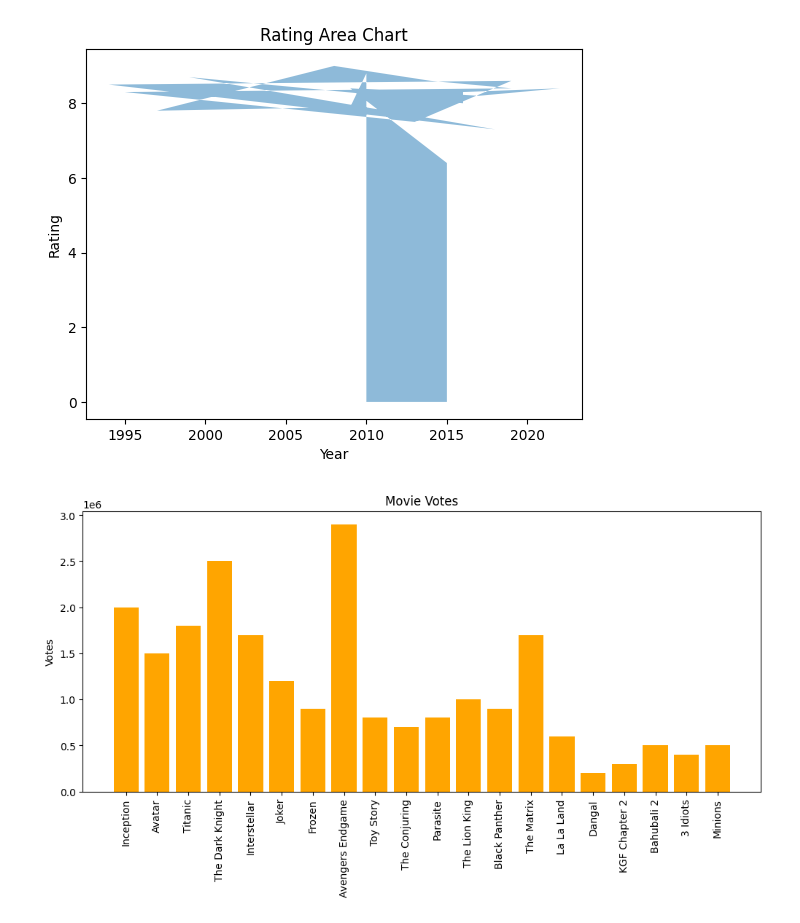
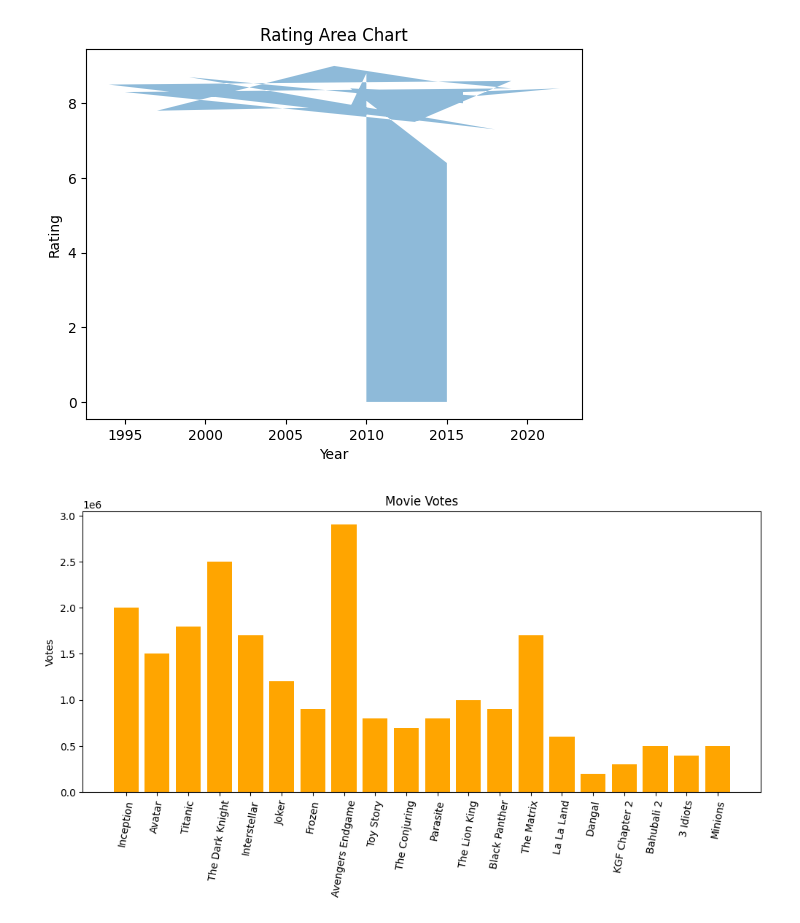
Before and after one commit to Mrunali2021/Thirdproject, a Jupyter notebook: Project.ipynb, the cells around one changed output. Saved outputs shown, nothing was run; the diff lists cells and outputs as text; code cells hidden in the pictures.

```diff
--- a/Project.ipynb
+++ b/Project.ipynb
@@ -453,9 +453,9 @@ plt.show()
 # %%
 plt.figure(figsize=(12,5))
 plt.bar(df["Movie"], df["Voting"], color='orange')
-plt.xticks(rotation=90)
+plt.xticks(rotation=80)
 plt.title("Movie Votes")
 plt.ylabel("Votes")
 plt.show()
 # %% [output]
-[figure, old version]
+[figure, new version]
```
Also changed, not shown: parts of 1 cell of this notebook.
